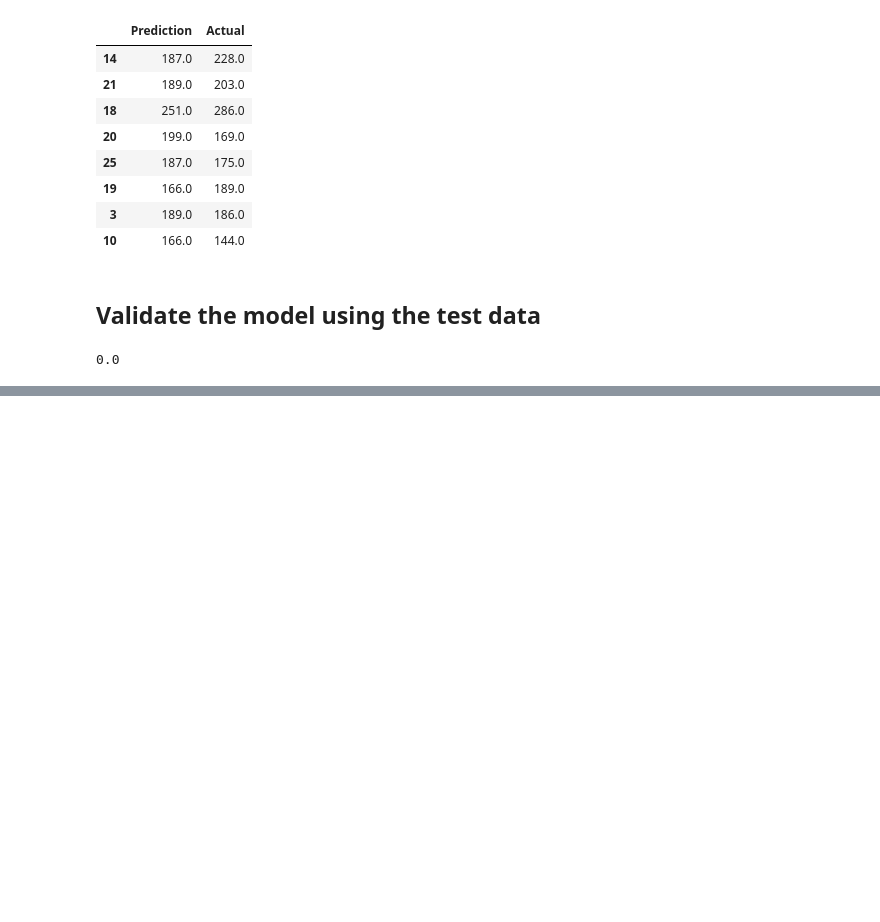
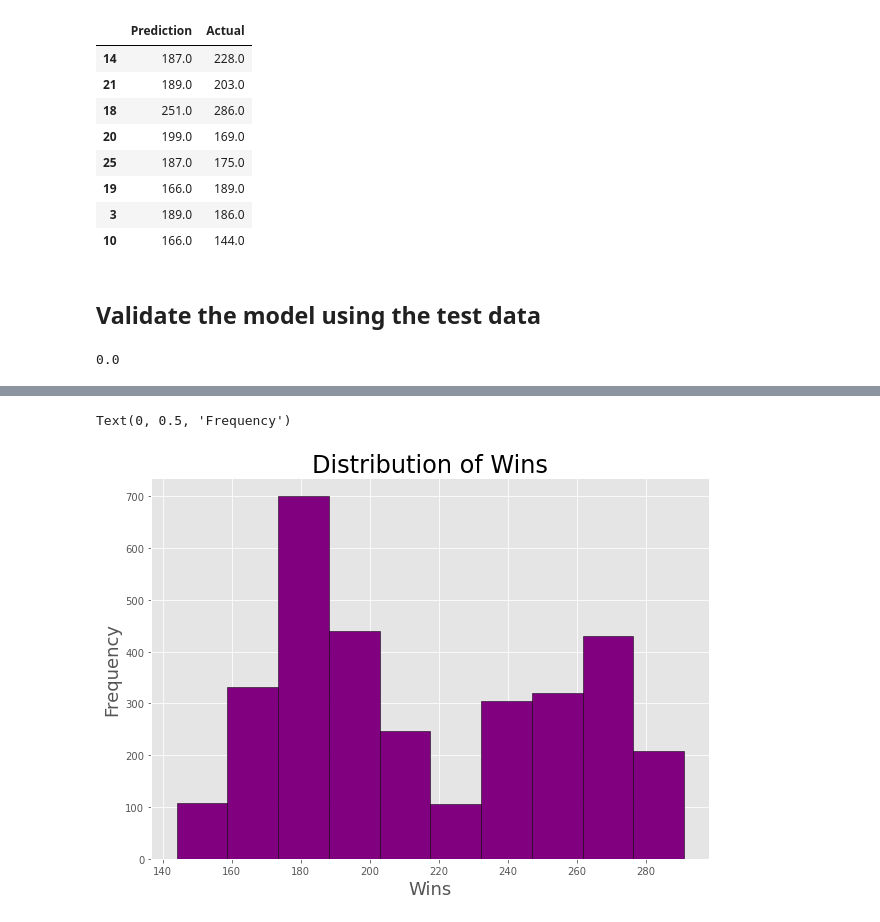
Before and after one commit to JmSambajon/group5-project, a Jupyter notebook: Refined Model for Segment 2.ipynb, the cells around one changed output, grey strips where cells are left out. Cells and saved outputs as stored; diff of their text form; code cells hidden in the pictures; blank space fills up the shorter version.

```diff
--- a/Refined Model for Segment 2.ipynb
+++ b/Refined Model for Segment 2.ipynb
@@ -240,0 +220,4 @@ ValueError: x and y must be the same size
+# %%
+#importing dataframe from SQL (test) for team abbreviation
+player_team_totals=pd.read_sql("player_team_totals",con=conn)
+player_team_totals.head()
@@ -240,0 +244,11 @@ ValueError: x and y must be the same size
+# %%
+plt.style.use('ggplot')
+
+# histogram of the wins
+player_team_totals.wins.plot(kind='hist', color='purple', edgecolor='black', figsize=(10,7))
+plt.title('Distribution of Wins', size=24)
+plt.xlabel('Wins', size=18)
+plt.ylabel('Frequency', size=18)
+# %% [output]
+Text(0, 0.5, 'Frequency')
+[figure, added]
```
Also changed, not shown: parts of 34 cells of this notebook, 1 other file.
